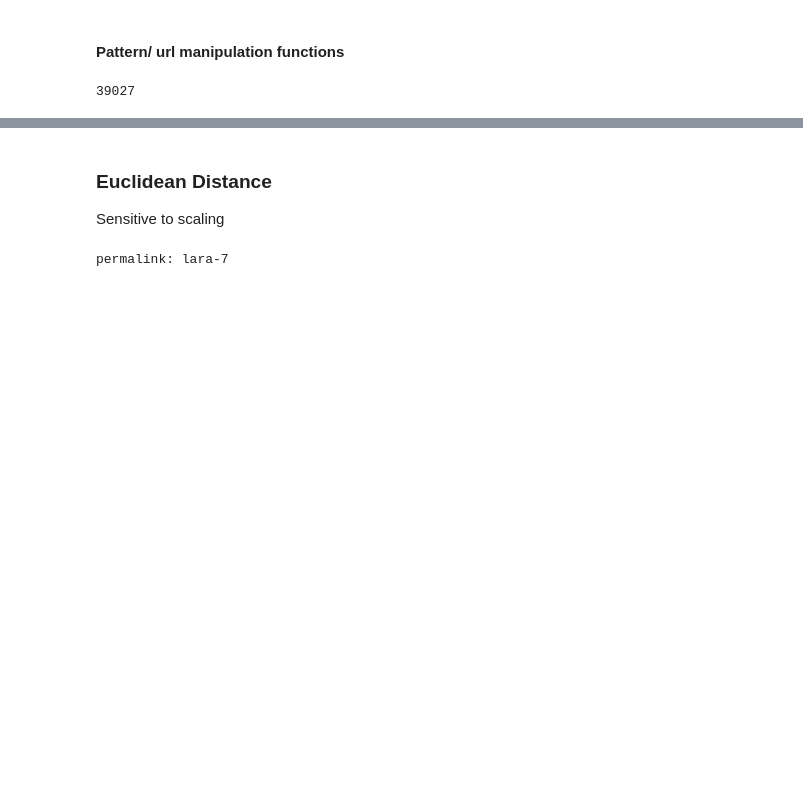
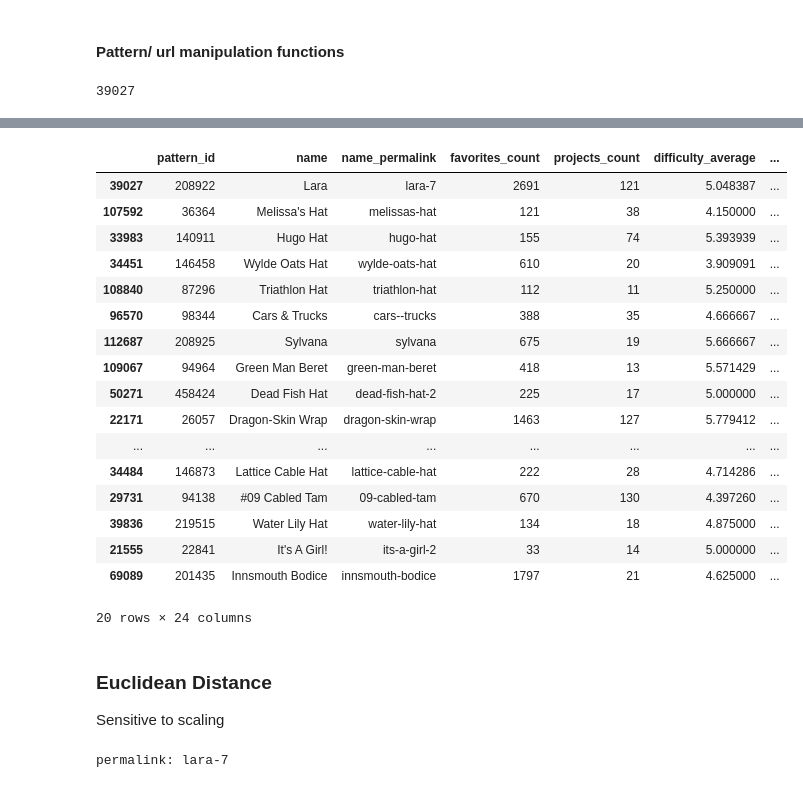
Before and after one commit to LilaKelland/Ravelry-Recommender-Engine, a Jupyter notebook: 3.1-content-based-recommender.ipynb, the cells around one changed output, grey strips where cells are left out. Drawn from its saved outputs; the diff is of its cells as text; code cells hidden in the pictures; blank space fills up the shorter version.

```diff
--- a/3.1-content-based-recommender.ipynb
+++ b/3.1-content-based-recommender.ipynb
@@ -568,3 +511,40 @@ name_permalink = 'lara-7'
 get_index_from_name_permalink(name_permalink)
 # %% [output]
 39027
+# %%
+def find_top_eucliedean_recommendations_df(name_permalink):
+#     pattern_to_compare  = get_pattern_metadata_from_url(pattern_url)
+    pattern_to_compare = get_metadata_from_name_permalink(name_permalink)
+
+    # Find index
+#     if not found in index, then:download and :
+    # transform through preprocessing pipeline
+    pattern_to_compare = pipeline.transform(pattern_to_compare)
+
+    # Get distances from all other patterns
+    distances = euclidean_distances(X, pattern_to_compare)
+    distances = distances.reshape(-1)
+
+    # Find N number of indices with the least distance to chosen pattern
+    ordered_indices = distances.argsort()
+    closest_indices = ordered_indices[:20]
+
+    # # Get the patterns for these indices
+    closest_df = df.iloc[closest_indices]
+    return closest_df
+
+def list_top_euclidean_recommendations(df):
+    name_permalink = []
+    image_url = []
+    url = []
+    for i in range(df.shape[0]):
+        name_permalink.append(df.name_permalink.iloc[i])
+        image_url.append(df.photos_url.iloc[i])
+        url.append('https://www.ravelry.com/patterns/library/' +df.name_permalink.iloc[i])
+    return name_permalink, image_url, url
+
+def print_top_euclidean_recommendations(name_permalink_list, image_url, url):
+    for i in range(len(name_permalink_list)):
+        print(f'{name_permalink_list[i]}, {url[i]}')
+# %%
+name_permalink='lara-7'
@@ -571,3 +601,26 @@ get_index_from_name_permalink(name_permalink)
+# %%
+df = pd.read_csv('data/patterns_cleaned.csv', low_memory=False)
+recommended_df = find_top_eucliedean_recommendations_df(name_permalink)
+recommended_df
+# %% [output]
+|  | pattern_id | name | name_permalink | favorites_count | projects_count | difficulty_average | ... |
+| 39027 | 208922 | Lara | lara-7 | 2691 | 121 | 5.048387 | ... |
+| 107592 | 36364 | Melissa's Hat | melissas-hat | 121 | 38 | 4.150000 | ... |
+| 33983 | 140911 | Hugo Hat | hugo-hat | 155 | 74 | 5.393939 | ... |
+| 34451 | 146458 | Wylde Oats Hat | wylde-oats-hat | 610 | 20 | 3.909091 | ... |
+| 108840 | 87296 | Triathlon Hat | triathlon-hat | 112 | 11 | 5.250000 | ... |
+| 96570 | 98344 | Cars & Trucks | cars--trucks | 388 | 35 | 4.666667 | ... |
+| 112687 | 208925 | Sylvana | sylvana | 675 | 19 | 5.666667 | ... |
+| 109067 | 94964 | Green Man Beret | green-man-beret | 418 | 13 | 5.571429 | ... |
+| 50271 | 458424 | Dead Fish Hat | dead-fish-hat-2 | 225 | 17 | 5.000000 | ... |
+| 22171 | 26057 | Dragon-Skin Wrap | dragon-skin-wrap | 1463 | 127 | 5.779412 | ... |
+| ... | ... | ... | ... | ... | ... | ... | ... |
+| 34484 | 146873 | Lattice Cable Hat | lattice-cable-hat | 222 | 28 | 4.714286 | ... |
+| 29731 | 94138 | #09 Cabled Tam | 09-cabled-tam | 670 | 130 | 4.397260 | ... |
+| 39836 | 219515 | Water Lily Hat | water-lily-hat | 134 | 18 | 4.875000 | ... |
+| 21555 | 22841 | It's A Girl! | its-a-girl-2 | 33 | 14 | 5.000000 | ... |
+| 69089 | 201435 | Innsmouth Bodice | innsmouth-bodice | 1797 | 21 | 4.625000 | ... |
+20 rows × 24 columns
 # %% [markdown]
 ### Euclidean Distance
 Sensitive to scaling
```
Also changed, not shown: parts of 20 cells of this notebook, 6 other files.
